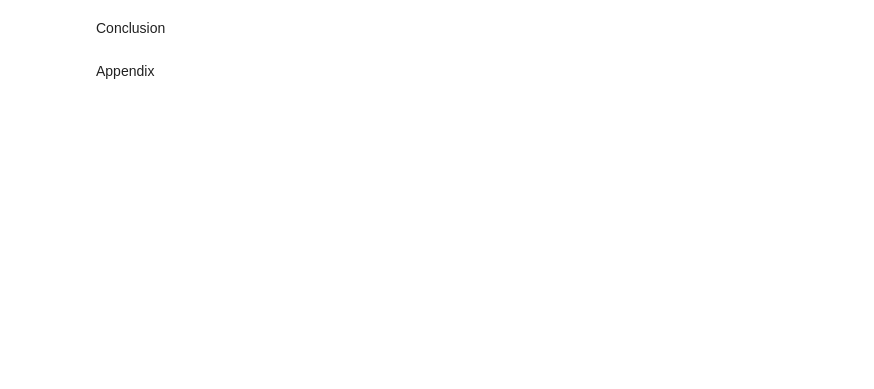
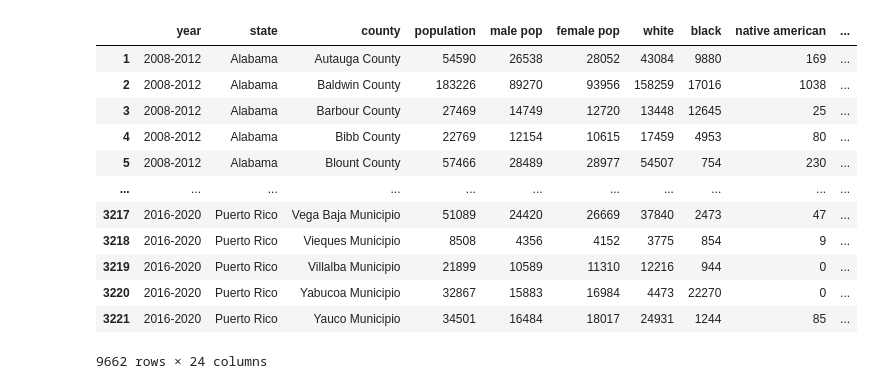
Before and after one commit to vnewsome/EDA, a Jupyter notebook: ML_project3.ipynb, the cells around one changed output. Drawn from its saved outputs; the diff is of its cells as text; code cells hidden in the pictures; blank space fills up the shorter version.

```diff
--- a/ML_project3.ipynb
+++ b/ML_project3.ipynb
@@ -60,4 +47,0 @@ Results
-# %% [markdown]
-Conclusion
-# %% [markdown]
-Appendix
@@ -63,0 +97,17 @@ Appendix
+# %%
+with pd.option_context('display.max_rows', 10, 'display.max_columns', None):
+    display(popchardf)
+# %% [output]
+|  | year | state | county | population | male pop | female pop | white | black | native american | ... |
+| 1 | 2008-2012 | Alabama | Autauga County | 54590 | 26538 | 28052 | 43084 | 9880 | 169 | ... |
+| 2 | 2008-2012 | Alabama | Baldwin County | 183226 | 89270 | 93956 | 158259 | 17016 | 1038 | ... |
+| 3 | 2008-2012 | Alabama | Barbour County | 27469 | 14749 | 12720 | 13448 | 12645 | 25 | ... |
+| 4 | 2008-2012 | Alabama | Bibb County | 22769 | 12154 | 10615 | 17459 | 4953 | 80 | ... |
+| 5 | 2008-2012 | Alabama | Blount County | 57466 | 28489 | 28977 | 54507 | 754 | 230 | ... |
+| ... | ... | ... | ... | ... | ... | ... | ... | ... | ... | ... |
+| 3217 | 2016-2020 | Puerto Rico | Vega Baja Municipio | 51089 | 24420 | 26669 | 37840 | 2473 | 47 | ... |
+| 3218 | 2016-2020 | Puerto Rico | Vieques Municipio | 8508 | 4356 | 4152 | 3775 | 854 | 9 | ... |
+| 3219 | 2016-2020 | Puerto Rico | Villalba Municipio | 21899 | 10589 | 11310 | 12216 | 944 | 0 | ... |
+| 3220 | 2016-2020 | Puerto Rico | Yabucoa Municipio | 32867 | 15883 | 16984 | 4473 | 22270 | 0 | ... |
+| 3221 | 2016-2020 | Puerto Rico | Yauco Municipio | 34501 | 16484 | 18017 | 24931 | 1244 | 85 | ... |
+9662 rows × 24 columns
```
Also changed, not shown: parts of 30 cells of this notebook.
